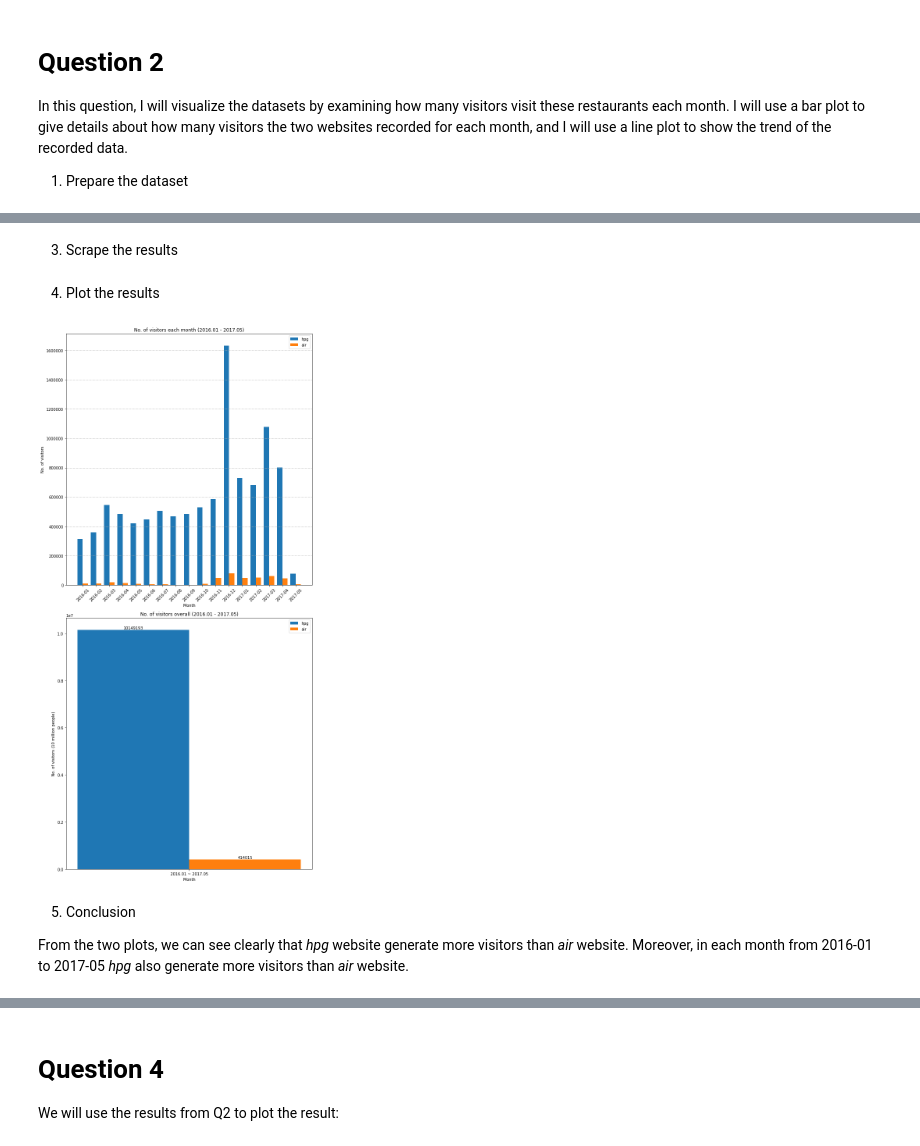
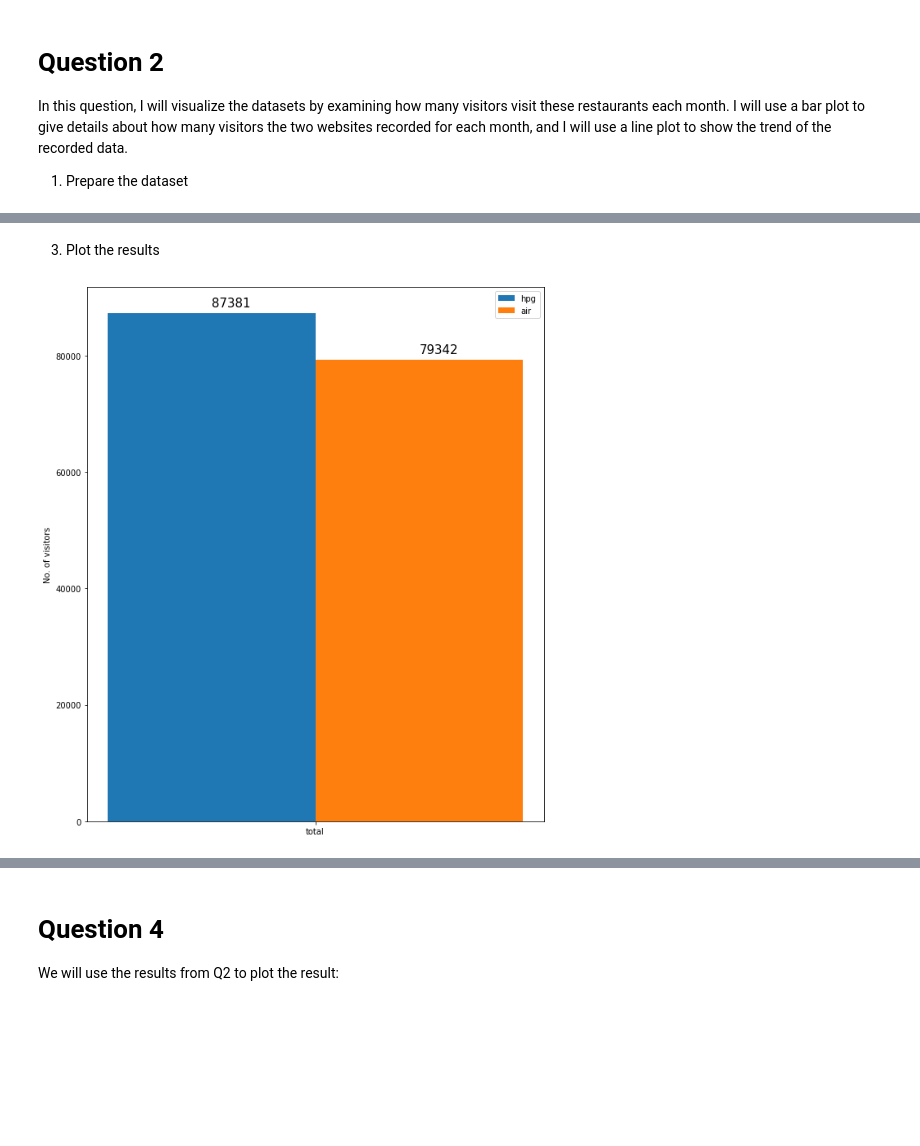
Before and after one commit to Leonard907/Work, a Jupyter notebook: FDS/cw1/cw1.ipynb, the cells around one changed output, grey strips where cells are left out. Cells and saved outputs as stored; diff of their text form; code cells hidden in the pictures; blank space fills up the shorter version.

```diff
--- a/FDS/cw1/cw1.ipynb
+++ b/FDS/cw1/cw1.ipynb
@@ -12,6 +12,7 @@ In this question, I will visualize the datasets by examining how many visitors v
 
 1. Prepare the dataset
 # %%
-air_visits = pd.read_csv(os.path.join(os.getcwd(), 'Data', 'air_reserve.csv'))
-hpg_visits = pd.read_csv(os.path.join(os.getcwd(), 'Data', 'hpg_reserve.csv'))
+air_visits = pd.read_csv('Data/air_reserve.csv')
+hpg_visits = pd.read_csv('Data/hpg_reserve.csv.gz', compression='gzip')
+store_id_relations = pd.read_csv('Data/store_id_relation.csv')
 # %% [markdown]
@@ -32,2 +20,12 @@ Text(0,0.5,'No. of visitors (10 million people)')
+# %%
+hpg_store_ids = list(store_id_relations['hpg_store_id'])
+air_store_ids = list(store_id_relations['air_store_id'])
+
+hpg_selected_stores = hpg_visits[hpg_visits.hpg_store_id.isin(hpg_store_ids)][hpg_visits.visit_datetime < '2017']
+
+air_selected_stores = air_visits[air_visits.air_store_id.isin(air_store_ids)][air_visits.visit_datetime < '2017']
+
+hpg_total = sum(hpg_selected_stores['reserve_visitors'])
+air_total = sum(air_selected_stores['reserve_visitors'])
 # %% [markdown]
-3. Scrape the results
+3. Plot the results
@@ -47,43 +32,15 @@ for i in range(len(air_visits)):
-# %% [markdown]
-4. Plot the results
-# %%
-# Set attributes
-label_location_month = np.arange(len(month_labels))
-width = 0.4
-
-# Plot the monthly bar plot
-ax1.grid(axis='y', linestyle='-.')
-ax1.bar(label_location_month - width / 2, hpg_visitors, width, label='hpg')
-ax1.bar(label_location_month + width / 2, air_visitors, width, label='air')
-ax1.set_xticks(label_location_month)
-ax1.set_xticklabels(month_labels, rotation=45)
-ax1.legend()
-
-# Set attributes
-overall_hpg = sum(hpg_visitors)
-overall_air = sum(air_visitors)
-overall_labels = ['2016.01 ~ 2017.05']
-label_location_overall = np.arange(1)
-
-# Plot the overall bar plot
-ax2.bar(label_location_overall - width / 2, [overall_hpg], width, label='hpg')
-ax2.bar(label_location_overall + width / 2, [overall_air], width,
-label='air')
-ax2.set_xticks(label_location_overall)
-ax2.set_xticklabels(overall_labels)
-
-# Show exact figures for the overall plot
-plt.text(-0.2, overall_hpg + 0.05, '%d' % overall_hpg, ha='center', va='bottom', fontsize=10)
-plt.text(0.2, overall_air + 0.05, '%d' % overall_air, ha='center', va='bottom', fontsize=10)
-
-ax2.legend()
-
-fig.tight_layout()
-
-plt.show()
-# %% [output]
-[figure, removed]
-# %% [markdown]
-5. Conclusion
-
-From the two plots, we can see clearly that *hpg* website generate more visitors than *air* website. Moreover, in each month from 2016-01 to 2017-05 *hpg* also generate more visitors than *air* website.
+# %%
+width = 0.15
+
+fig, ax = plt.subplots(figsize=(10,12))
+ax.bar(-width/2, [hpg_total], width, label='hpg')
+ax.bar(width/2, [air_total], width, label='air')
+ax.set_xticks(np.arange(1))
+ax.set_xticklabels(['total'])
+ax.text(-0.075, hpg_total + 1000, str(hpg_total), fontsize=15)
+ax.text(0.075, air_total + 1000, str(air_total), fontsize=15)
+ax.legend()
+ax.set_ylabel('No. of visitors')
+plt.show()
+# %% [output]
+[figure, added]
```
Also changed, not shown: parts of 27 cells of this notebook, 7 other files.
